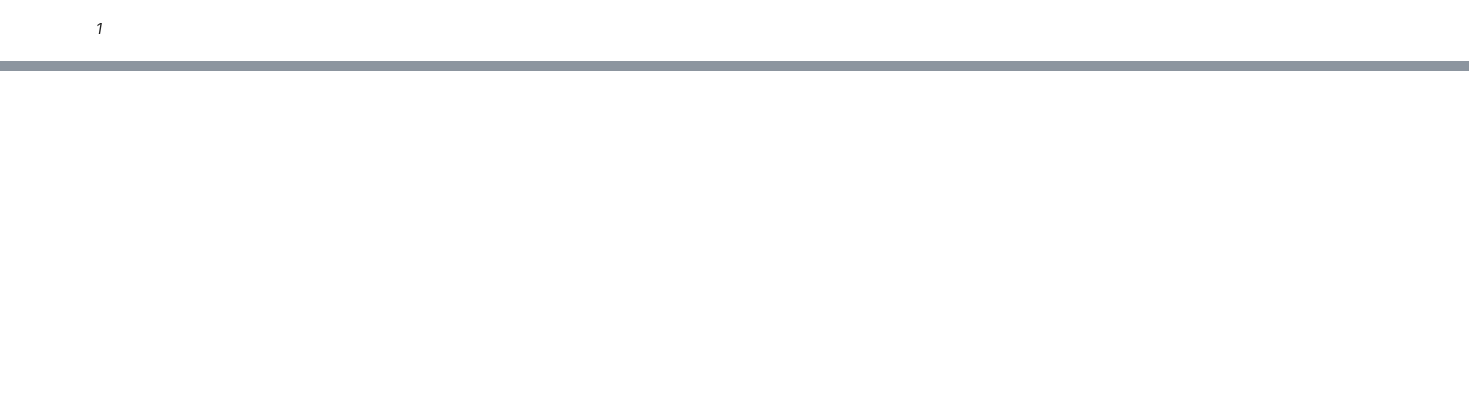
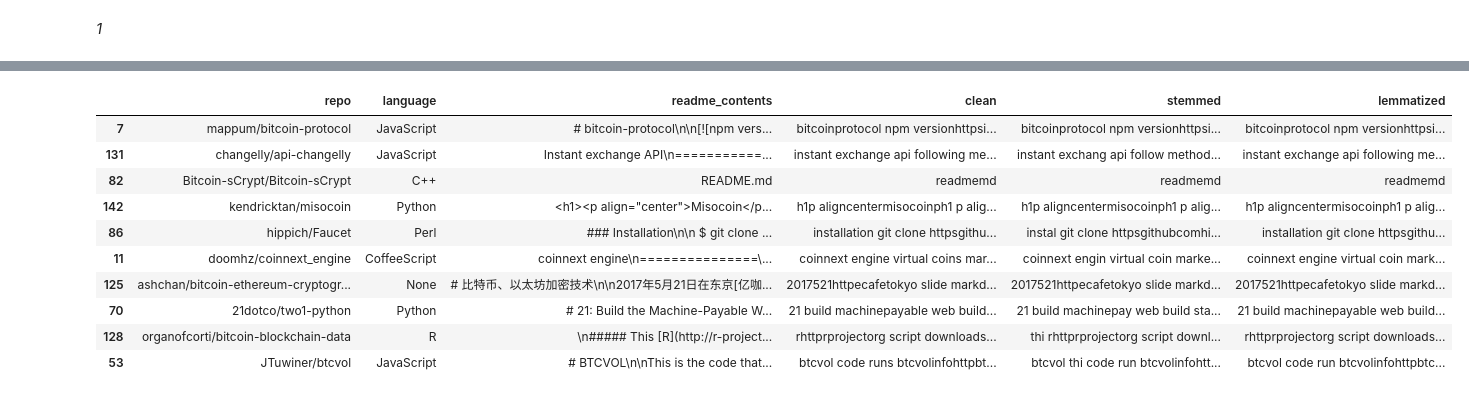
Before and after one commit to TeamAwesomeQuackers/NLP_Project, a Jupyter notebook: Workbooks/paige_explo_notebook-Copy1.ipynb, the cells around one changed output, grey strips where cells are left out. Drawn from its saved outputs; the diff is of its cells as text; code cells hidden in the pictures; blank space fills up the shorter version.

```diff
--- a/Workbooks/paige_explo_notebook-Copy1.ipynb
+++ b/Workbooks/paige_explo_notebook-Copy1.ipynb
@@ -113,0 +576,4 @@ AttributeError: 'list' object has no attribute 'value_counts'
+# %%
+original = pd.read_json('repo_readmes_pj.json')
+df=original.copy()
+df.head()
@@ -113,0 +587,18 @@ AttributeError: 'list' object has no attribute 'value_counts'
+# %%
+# There was duplicate data
+df = df.drop_duplicates()
+# %%
+df = prepare.prep_readme_data(df, 'readme_contents', extra_words=[], exclude_words=[])
+df.sample(10)
+# %% [output]
+|  | repo | language | readme_contents | clean | stemmed | lemmatized |
+| 7 | mappum/bitcoin-protocol | JavaScript | # bitcoin-protocol\n\n[![npm vers... | bitcoinprotocol npm versionhttpsi... | bitcoinprotocol npm versionhttpsi... | bitcoinprotocol npm versionhttpsi... |
+| 131 | changelly/api-changelly | JavaScript | Instant exchange API\n===========... | instant exchange api following me... | instant exchang api follow method... | instant exchange api following me... |
+| 82 | Bitcoin-sCrypt/Bitcoin-sCrypt | C++ | README.md | readmemd | readmemd | readmemd |
+| 142 | kendricktan/misocoin | Python | <h1><p align="center">Misocoin</p... | h1p aligncentermisocoinph1 p alig... | h1p aligncentermisocoinph1 p alig... | h1p aligncentermisocoinph1 p alig... |
+| 86 | hippich/Faucet | Perl | ### Installation\n\n $ git clone ... | installation git clone httpsgithu... | instal git clone httpsgithubcomhi... | installation git clone httpsgithu... |
+| 11 | doomhz/coinnext_engine | CoffeeScript | coinnext engine\n===============\... | coinnext engine virtual coins mar... | coinnext engin virtual coin marke... | coinnext engine virtual coin mark... |
+| 125 | ashchan/bitcoin-ethereum-cryptogr... | None | # 比特币、以太坊加密技术\n\n2017年5月21日在东京[亿咖... | 2017521httpecafetokyo slide markd... | 2017521httpecafetokyo slide markd... | 2017521httpecafetokyo slide markd... |
+| 70 | 21dotco/two1-python | Python | # 21: Build the Machine-Payable W... | 21 build machinepayable web build... | 21 build machinepay web build sta... | 21 build machinepayable web build... |
+| 128 | organofcorti/bitcoin-blockchain-data | R | \n##### This [R](http://r-project... | rhttprprojectorg script downloads... | thi rhttprprojectorg script downl... | rhttprprojectorg script downloads... |
+| 53 | JTuwiner/btcvol | JavaScript | # BTCVOL\n\nThis is the code that... | btcvol code runs btcvolinfohttpbt... | btcvol thi code run btcvolinfohtt... | btcvol code run btcvolinfohttpbtc... |
```
Also changed, not shown: parts of 61 cells of this notebook.
